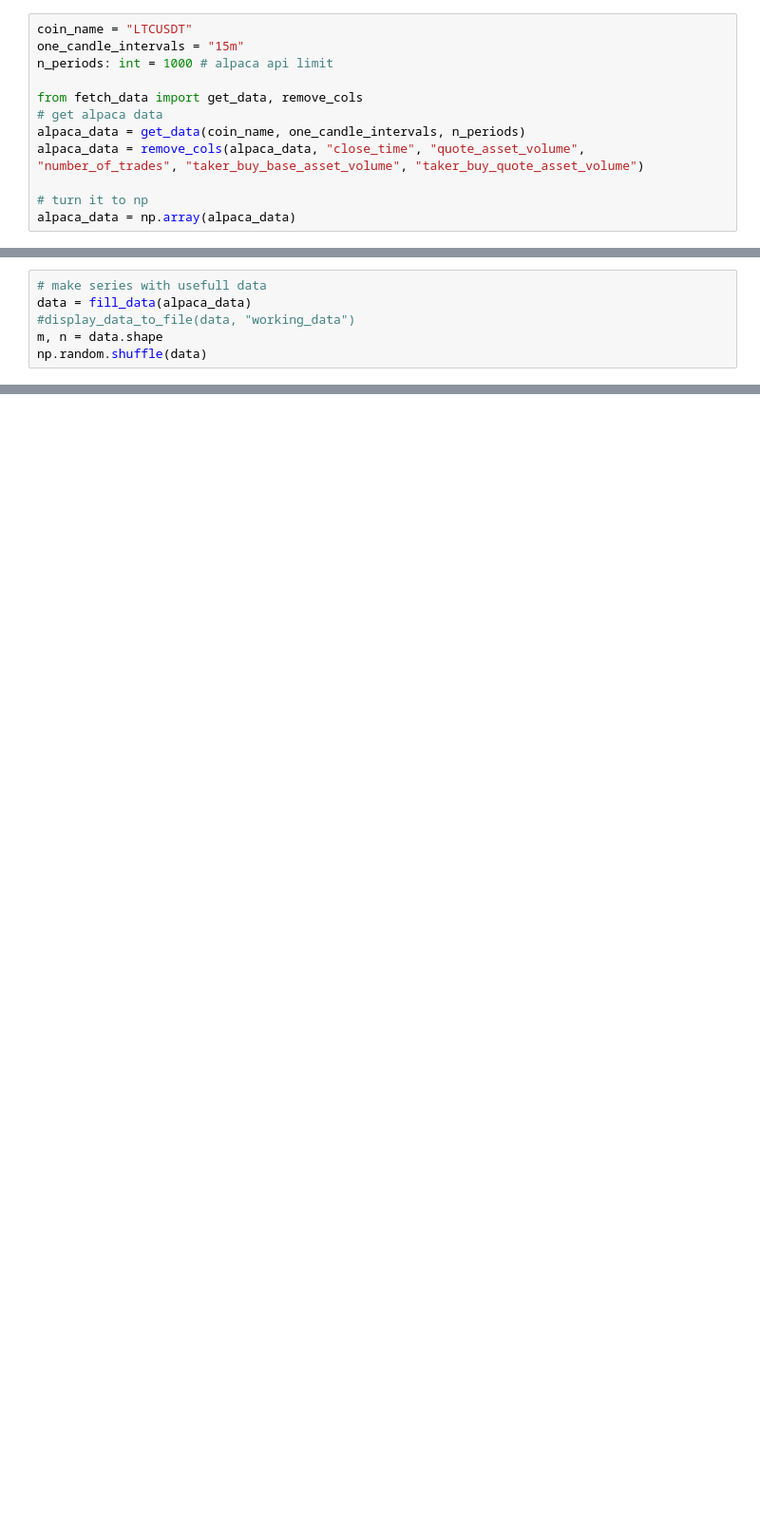
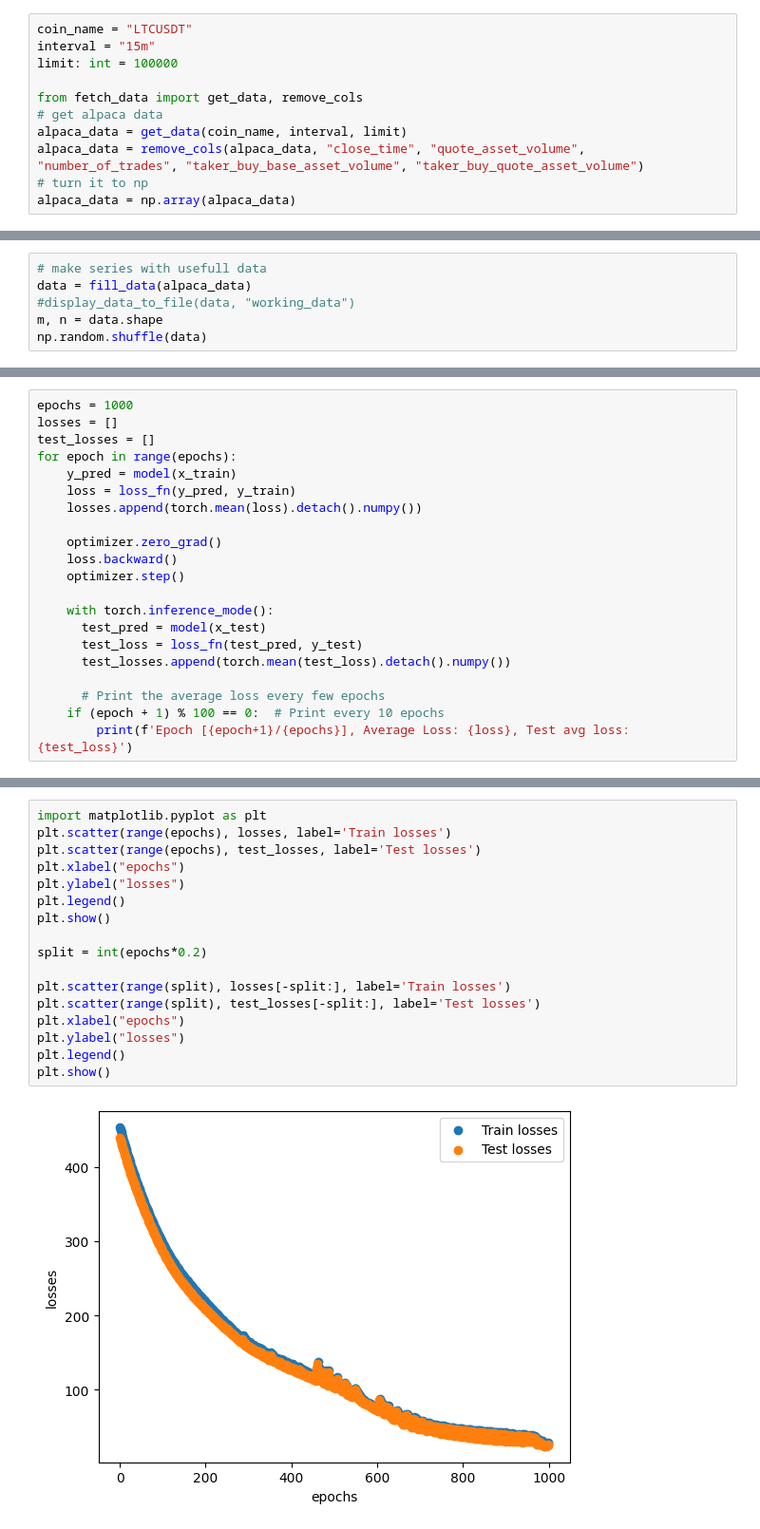
Before and after one commit to artik03/trading_ai_bot, a Jupyter notebook: src/main.ipynb, the cells around one changed output, grey strips where cells are left out. Shown at 95% size. Saved outputs shown, nothing was run; the diff lists cells and outputs as text; blank space fills up the shorter version.

```diff
--- a/src/main.ipynb
+++ b/src/main.ipynb
@@ -8,12 +59,11 @@ import matplotlib.pyplot as plt
 # %%
 coin_name = "LTCUSDT"
-one_candle_intervals = "15m"
-n_periods: int = 1000 # alpaca api limit
+interval = "15m"
+limit: int = 100000
 
 from fetch_data import get_data, remove_cols
 # get alpaca data
-alpaca_data = get_data(coin_name, one_candle_intervals, n_periods)
+alpaca_data = get_data(coin_name, interval, limit)
 alpaca_data = remove_cols(alpaca_data, "close_time", "quote_asset_volume", "number_of_trades", "taker_buy_base_asset_volume", "taker_buy_quote_asset_volume")
-
 # turn it to np
 alpaca_data = np.array(alpaca_data)
@@ -33,0 +117,21 @@ x_test = torch.tensor(data_test[:, 1:n], dtype=torch.float32)
+# %%
+epochs = 1000
+losses = []
+test_losses = []
+for epoch in range(epochs):
+    y_pred = model(x_train)
+    loss = loss_fn(y_pred, y_train)
+    losses.append(torch.mean(loss).detach().numpy())
+
+    optimizer.zero_grad()
+    loss.backward()
+    optimizer.step()
+
+    with torch.inference_mode():
+      test_pred = model(x_test)
+      test_loss = loss_fn(test_pred, y_test)
+      test_losses.append(torch.mean(test_loss).detach().numpy())
+
+      # Print the average loss every few epochs
+    if (epoch + 1) % 100 == 0:  # Print every 10 epochs
+        print(f'Epoch [{epoch+1}/{epochs}], Average Loss: {loss}, Test avg loss: {test_loss}')
@@ -33,0 +149,19 @@ x_test = torch.tensor(data_test[:, 1:n], dtype=torch.float32)
+# %%
+import matplotlib.pyplot as plt
+plt.scatter(range(epochs), losses, label='Train losses')
+plt.scatter(range(epochs), test_losses, label='Test losses')
+plt.xlabel("epochs")
+plt.ylabel("losses")
+plt.legend()
+plt.show()
+
+split = int(epochs*0.2)
+
+plt.scatter(range(split), losses[-split:], label='Train losses')
+plt.scatter(range(split), test_losses[-split:], label='Test losses')
+plt.xlabel("epochs")
+plt.ylabel("losses")
+plt.legend()
+plt.show()
+# %% [output]
+[figure, added]
```
Also changed, not shown: parts of 8 cells of this notebook, 5 other files.
